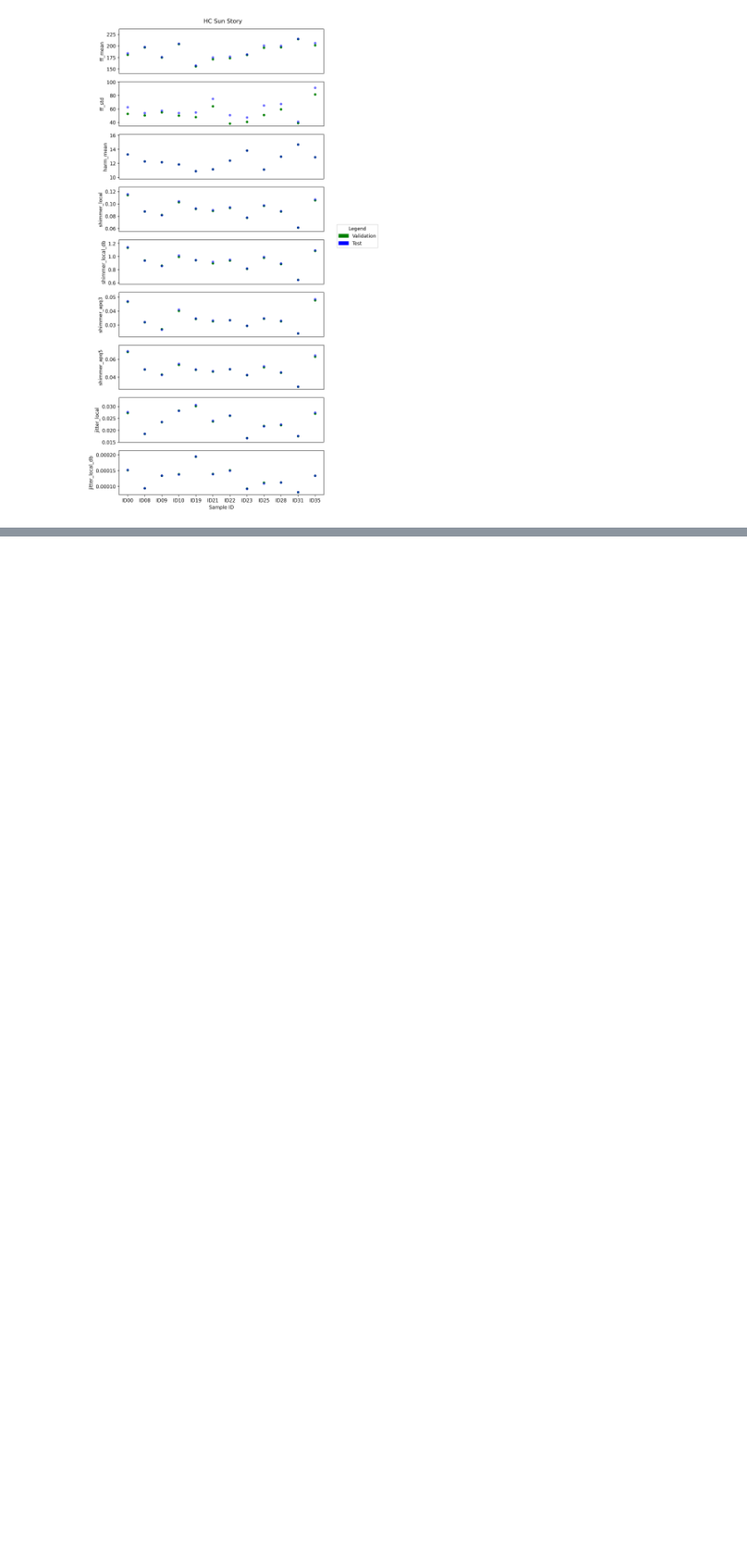
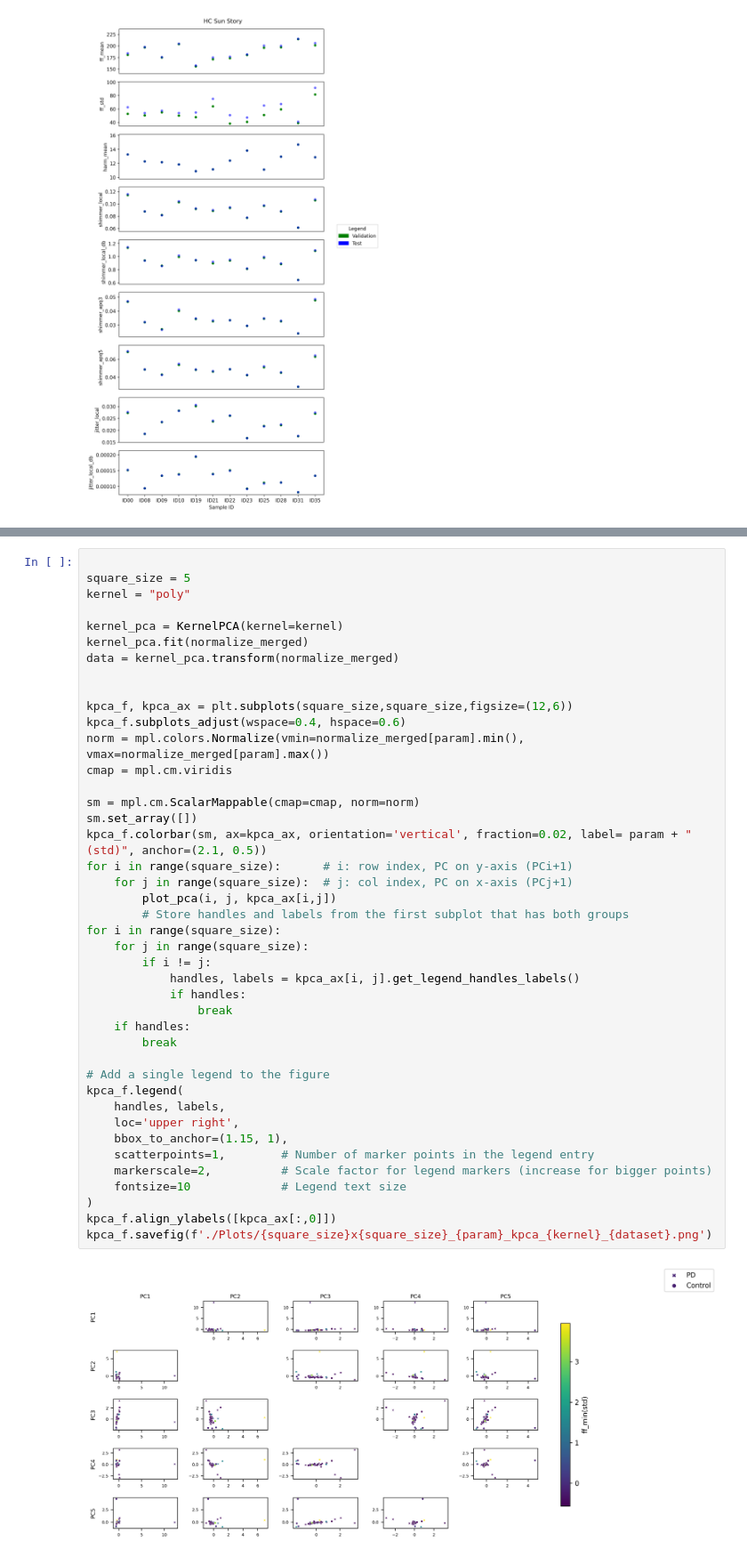
Before and after one commit to thomas-cong/PDBiomarkers, a Jupyter notebook: MDVR-KCL-Experiments.ipynb, the cells around one changed output, grey strips where cells are left out. Shown at 89% size. Drawn from its saved outputs; the diff is of its cells as text; blank space fills up the shorter version.

```diff
--- a/MDVR-KCL-Experiments.ipynb
+++ b/MDVR-KCL-Experiments.ipynb
@@ -167,0 +244,44 @@ dtype: int64
+# %%
+
+square_size = 5
+kernel = "poly"
+
+kernel_pca = KernelPCA(kernel=kernel)
+kernel_pca.fit(normalize_merged)
+data = kernel_pca.transform(normalize_merged)
+
+
+kpca_f, kpca_ax = plt.subplots(square_size,square_size,figsize=(12,6))
+kpca_f.subplots_adjust(wspace=0.4, hspace=0.6)
+norm = mpl.colors.Normalize(vmin=normalize_merged[param].min(), vmax=normalize_merged[param].max())
+cmap = mpl.cm.viridis
+
+sm = mpl.cm.ScalarMappable(cmap=cmap, norm=norm)
+sm.set_array([])
+kpca_f.colorbar(sm, ax=kpca_ax, orientation='vertical', fraction=0.02, label= param + "(std)", anchor=(2.1, 0.5))
+for i in range(square_size):      # i: row index, PC on y-axis (PCi+1)
+    for j in range(square_size):  # j: col index, PC on x-axis (PCj+1)
+        plot_pca(i, j, kpca_ax[i,j])
+        # Store handles and labels from the first subplot that has both groups
+for i in range(square_size):
+    for j in range(square_size):
+        if i != j:
+            handles, labels = kpca_ax[i, j].get_legend_handles_labels()
+            if handles:
+                break
+    if handles:
+        break
+
+# Add a single legend to the figure
+kpca_f.legend(
+    handles, labels,
+    loc='upper right',
+    bbox_to_anchor=(1.15, 1),
+    scatterpoints=1,        # Number of marker points in the legend entry
+    markerscale=2,          # Scale factor for legend markers (increase for bigger points)
+    fontsize=10             # Legend text size
+)
+kpca_f.align_ylabels([kpca_ax[:,0]])
+kpca_f.savefig(f'./Plots/{square_size}x{square_size}_{param}_kpca_{kernel}_{dataset}.png')
+# %% [output]
+[figure, added]
```
Also changed, not shown: parts of 8 cells of this notebook, 1 other file.
